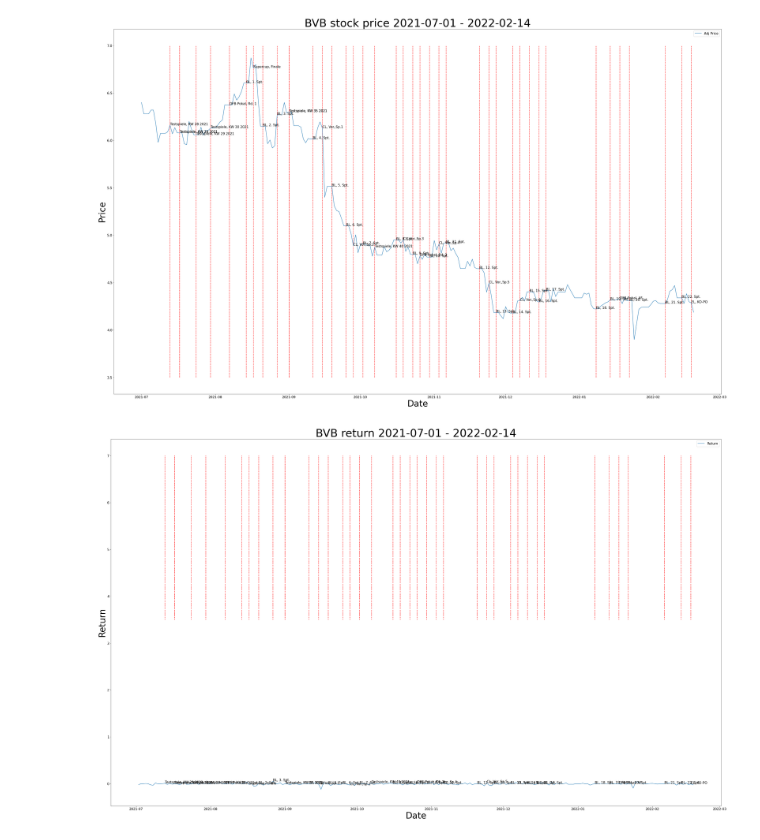
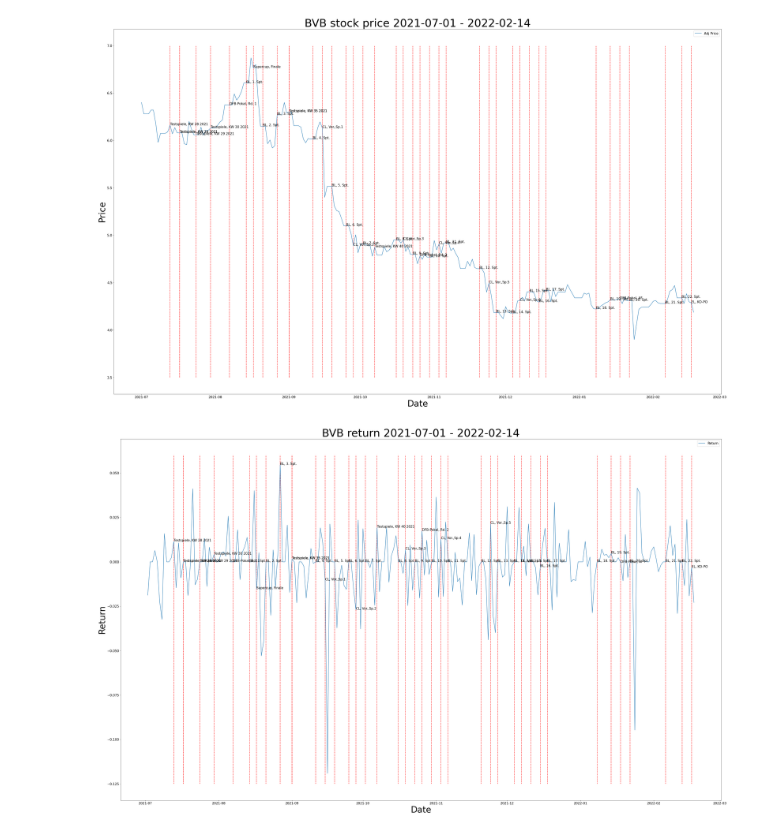
Before and after one commit to SweetyHotGirl21/Soccer-Bet-Stock-Hedge, a Jupyter notebook: main.ipynb, the cells around one changed output. Cells and saved outputs as stored; diff of their text form; code cells hidden in the pictures.

```diff
--- a/main.ipynb
+++ b/main.ipynb
@@ -230,12 +230,12 @@ plt.savefig("Images\BVB_Price.png")
 # %%
 fig,ax = plt.subplots(figsize= (5*10,5*10*0.618))
 plt.rcParams["font.size"] = 15
 lp = sns.lineplot(data = bvb_return_2122, ax = ax)
 plt.xlabel('Date', fontsize=40)
 plt.ylabel('Return', fontsize=40)
 plt.title("BVB return 2021-07-01 - 2022-02-14", fontsize=50);
 [plt.text(bvb_event_merge["Date"][i],bvb_event_merge["Return"][i] ,bvb_event_merge["Kind"][i]) for i in range(len(bvb_event_merge))];
-[plt.vlines(bvb_event_merge["Date"][i],3.5,7,colors="red",linestyles="--") for i in range(len(bvb_event_merge))]
+[plt.vlines(bvb_event_merge["Date"][i],-0.125,0.06,colors="red",linestyles="--") for i in range(len(bvb_event_merge))]
 plt.savefig("Images\BVB_Return.png");
 # %% [output]
-[figure, old version]
+[figure, new version]
```
Also changed, not shown: 1 other file.
